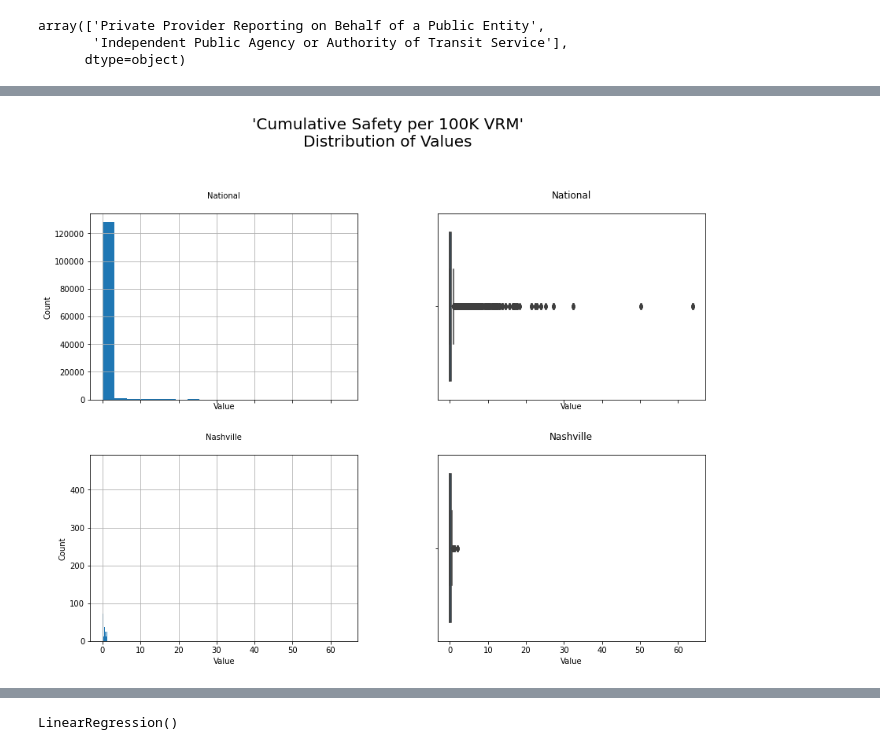
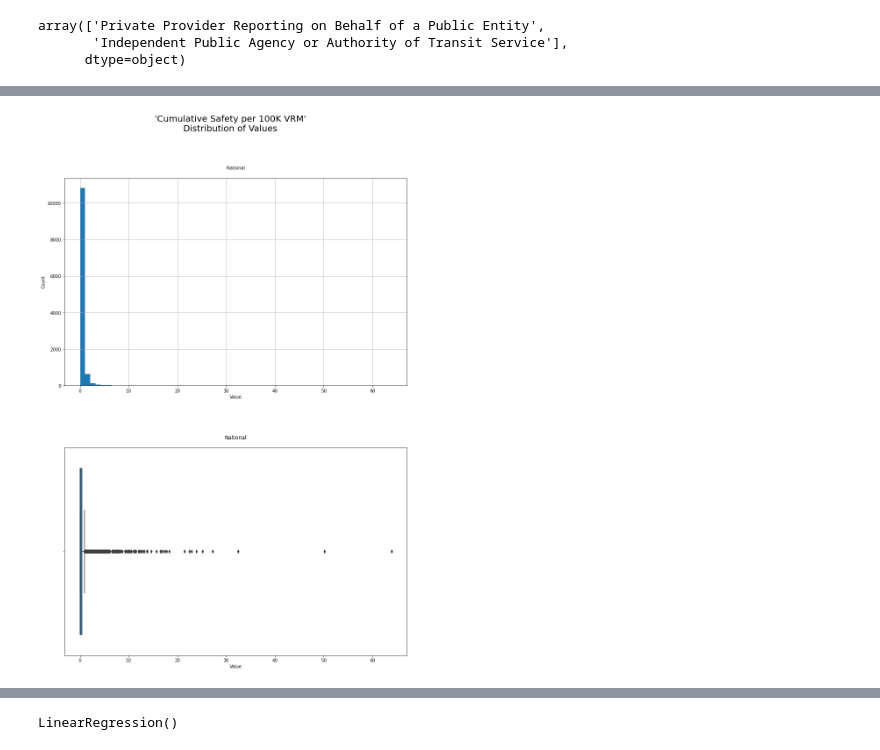
Before and after one commit to tamarahorne/Springboard, a Jupyter notebook: Capstone Project 2/notebooks/04_Preprocessing_and_Training.ipynb, the cells around one changed output, grey strips where cells are left out. Cells and saved outputs as stored; diff of their text form; code cells hidden in the pictures.

```diff
--- a/Capstone Project 2/notebooks/04_Preprocessing_and_Training.ipynb
+++ b/Capstone Project 2/notebooks/04_Preprocessing_and_Training.ipynb
@@ -329 +310,4 @@ memory usage: 20.9+ MB
+# %%
+National_annual = National_annual.drop(['Year', '5 DIgit NTD ID','Agency','Primary UZA Name'], axis=1)
+Nashville_annual = Nashville_annual.drop(['Year', '5 DIgit NTD ID','Agency','Primary UZA Name'], axis=1)
 # %% [markdown]
@@ -332,10 +316,10 @@ memory usage: 20.9+ MB
 In order to have a single column for y, I will combine the three categories of SPTs (fatalities, injuries, and events) into one and present it as a value per 100,000 VRM.
 # %%
-National_Cumulative_Safety = (National_annual['Total Fatalities'] + National_annual['Total Injuries'] + National_annual['Total Events'])
-Nashville_Cumulative_Safety = (Nashville_annual['Total Fatalities'] + Nashville_annual['Total Injuries'] + Nashville_annual['Total Events'])
+National_Cumulative_Safety = (National_annual['Total Fatalities Annual by Mode'] + National_annual['Total Injuries Annual by Mode'] + National_annual['Total Events Annual by Mode'])
+Nashville_Cumulative_Safety = (Nashville_annual['Total Fatalities Annual by Mode'] + Nashville_annual['Total Injuries Annual by Mode'] + Nashville_annual['Total Events Annual by Mode'])
 
-National_annual['Cumulative Safety per 100K VRM'] = (National_Cumulative_Safety/National_annual['Vehicle Revenue Miles'])*100000
-Nashville_annual['Cumulative Safety per 100K VRM'] = (Nashville_Cumulative_Safety/Nashville_annual['Vehicle Revenue Miles'])*100000
+National_annual['Cumulative Safety per 100K VRM'] = (National_Cumulative_Safety/National_annual['Vehicle Revenue Miles Sum'])*100000
+Nashville_annual['Cumulative Safety per 100K VRM'] = (Nashville_Cumulative_Safety/Nashville_annual['Vehicle Revenue Miles Sum'])*100000
 # %%
 National_annual['Cumulative Safety per 100K VRM'].isna().sum()
 # %% [output]
@@ -386,6 +370,6 @@ memory usage: 21.9+ MB
 # %%
-National_annual = National_annual.drop(National_annual.iloc[:, np.r_[15, 18, 19, 20]], axis=1)
-Nashville_annual = Nashville_annual.drop(Nashville_annual.iloc[:, np.r_[15, 18, 19, 20]], axis=1)
+National_annual = National_annual.drop(National_annual.iloc[:, np.r_[4, 6:9]], axis=1)
+Nashville_annual = Nashville_annual.drop(Nashville_annual.iloc[:, np.r_[4, 6:9]], axis=1)
 # %%
 National_annual.info()
 # %% [output]
@@ -418,3 +392,0 @@ I will also remove the identifier columns, '5 DIgit NTD ID', 'Agency', and 'Prim
-# %%
-National_annual = National_annual.drop(['Primary UZA Code', 'Vehicles','Vehicle Revenue Hours','Month','Year', '5 DIgit NTD ID','Agency','Primary UZA Name'], axis=1)
-Nashville_annual = Nashville_annual.drop(['Primary UZA Code', 'Vehicles','Vehicle Revenue Hours','Month','Year', '5 DIgit NTD ID','Agency','Primary UZA Name'], axis=1)
@@ -635,24 +602,24 @@ sns.heatmap(Nashville_annual.corr(), annot=True, fmt='.2%')
 # %%
-fig, ax =plt.subplots(2,2,figsize=(14,10), sharex=True)
-fig.suptitle("'Cumulative Safety per 100K VRM'\nDistribution of Values", fontsize=20, y=1.05)
+fig, ax =plt.subplots(2,1,figsize=(14,20), sharex=False)
+fig.suptitle("'Cumulative Safety per 100K VRM'\nDistribution of Values", fontsize=20)
 
 
-National_annual.hist('Cumulative Safety per 100K VRM', bins=20, ax=ax[0,0])
-ax[0,0].set_title("National", fontsize=10, pad=20)
-ax[0,0].set_xlabel("Value")
-ax[0,0].set_ylabel("Count")
+National_annual.hist('Cumulative Safety per 100K VRM', bins=60, ax=ax[0])
+ax[0].set_title("National", fontsize=10, pad=20)
+ax[0].set_xlabel("Value")
+ax[0].set_ylabel("Count")
 
-sns.boxplot(data=National_annual, x='Cumulative Safety per 100K VRM', ax=ax[0,1])
-ax[0,1].set_title('National', fontsize=12, pad=20)
-ax[0,1].set_xlabel("Value")
+sns.boxplot(data=National_annual, x='Cumulative Safety per 100K VRM', ax=ax[1])
+ax[1].set_title('National', fontsize=12, pad=20)
+ax[1].set_xlabel("Value");
 
-Nashville_annual.hist('Cumulative Safety per 100K VRM', bins=20, ax=ax[1,0])
-ax[1,0].set_title("Nashville", fontsize=10, pad=20)
-ax[1,0].set_xlabel("Value")
-ax[1,0].set_ylabel("Count")
+#Nashville_annual.hist('Cumulative Safety per 100K VRM', bins=20, ax=ax[1])
+#ax[1].set_title("Nashville", fontsize=10, pad=20)
+#ax[1].set_xlabel("Value")
+#ax[1].set_ylabel("Count")
 
-sns.boxplot(data=Nashville_annual, x='Cumulative Safety per 100K VRM', ax=ax[1,1])
-ax[1,1].set_title('Nashville', fontsize=12, pad=20)
-ax[1,1].set_xlabel("Value");
+#sns.boxplot(data=Nashville_annual, x='Cumulative Safety per 100K VRM', ax=ax[1,1])
+#ax[1,1].set_title('Nashville', fontsize=12, pad=20)
+#ax[1,1].set_xlabel("Value");
 # %% [output]
-[figure, old version]
+[figure, new version]
```
Also changed, not shown: parts of 79 cells of this notebook.
